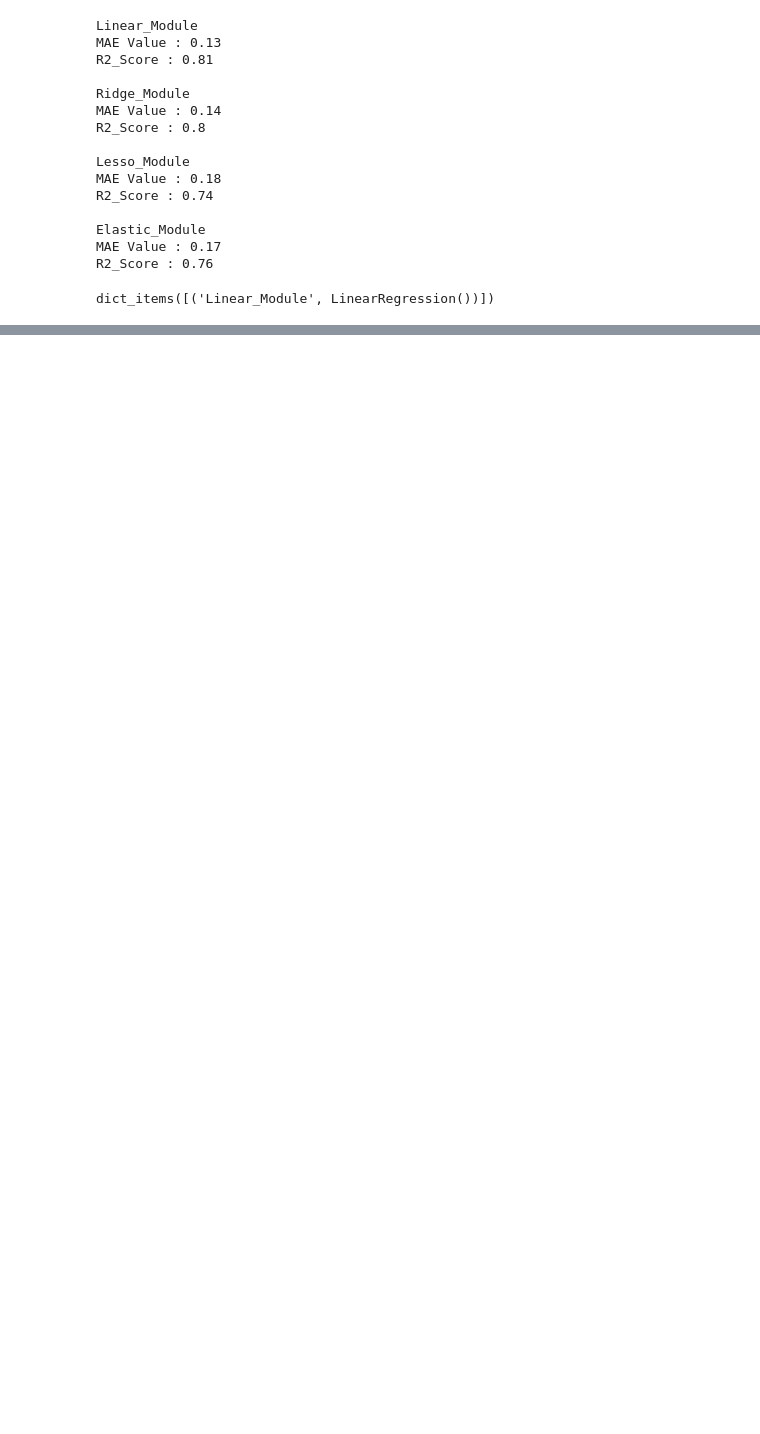
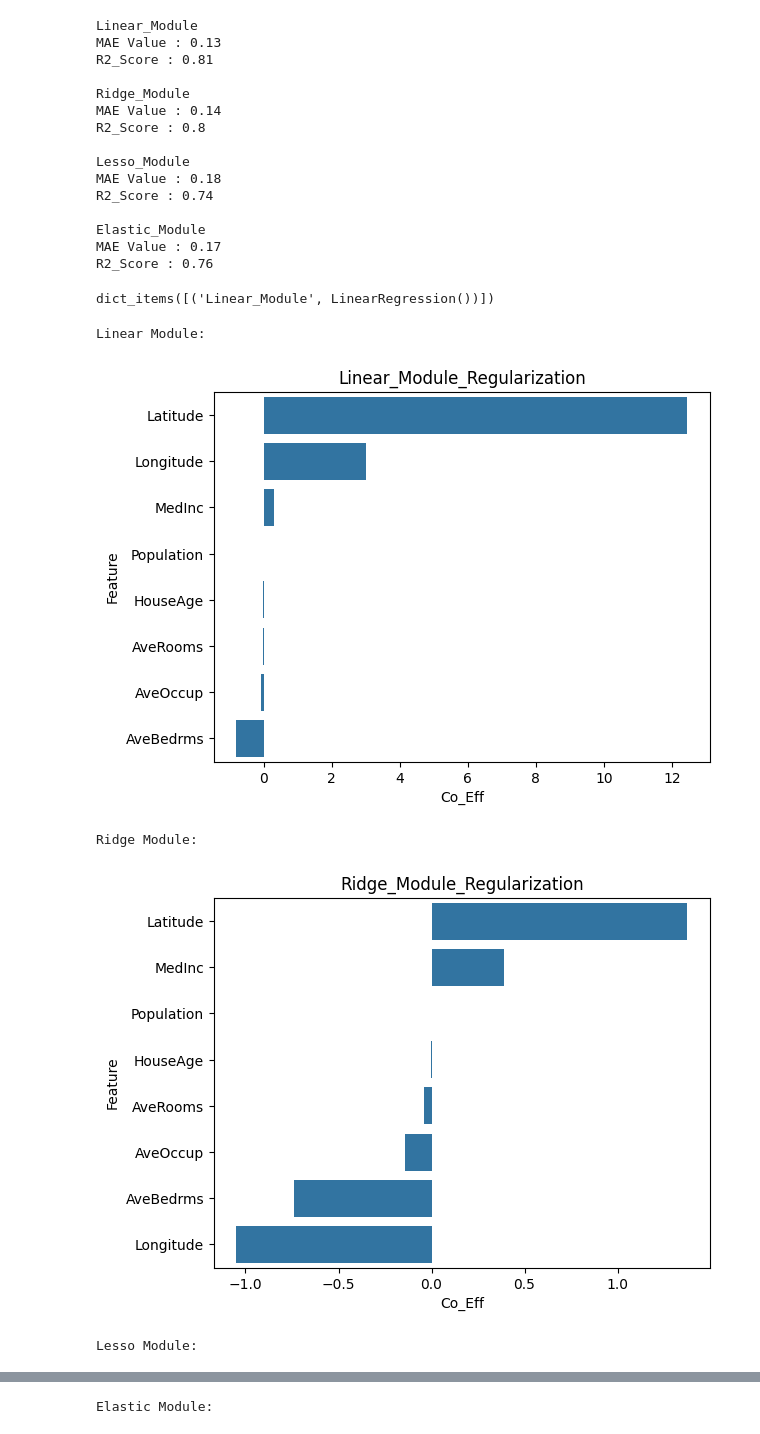
Before and after one commit to sakthi5394-lab/ProITBridge_learn, a Jupyter notebook: Jupyter_Files/ML/Regularization_technique_Linear/Regularization_technique_Script.ipynb, the cells around one changed output, grey strips where cells are left out. Saved outputs shown, nothing was run; the diff lists cells and outputs as text; code cells hidden in the pictures; blank space fills up the shorter version.

```diff
--- a/Jupyter_Files/ML/Regularization_technique_Linear/Regularization_technique_Script.ipynb
+++ b/Jupyter_Files/ML/Regularization_technique_Linear/Regularization_technique_Script.ipynb
@@ -90,3 +94,39 @@ module = {
 module.items()
 # %% [output]
 dict_items([('Linear_Module', LinearRegression())])
+# %%
+## Plot the Coeff
+import seaborn as sns
+from matplotlib import pyplot as plt
+
+def draw_plot(column,coeff,title):
+    data = {"Feature":column,"Co_Eff":coeff}
+    data = pd.DataFrame(data)
+    data = data.sort_values(by = "Co_Eff",ascending = False)
+    sns.barplot(data = data,x= "Co_Eff",y = "Feature")
+    plt.title(title)
+    plt.show()
+
+print("Linear Module: \n")
+draw_plot(X.columns,ln_module.coef_,"Linear_Module_Regularization")
+
+print("\n\n\n")
+
+print("Ridge Module: \n")
+draw_plot(X.columns,rg_module.coef_,"Ridge_Module_Regularization")
+
+print("\n\n\n")
+
+print("Lesso Module: \n")
+draw_plot(X.columns,ls_Module.coef_,"Lesso_Module_Regularization")
+
+print("\n\n\n")
+
+print("Elastic Module: \n")
+draw_plot(X.columns,es_module.coef_,"Elastic_Module_Regularization")
+# %% [output]
+Linear Module:
+[figure, added]
+Ridge Module:
+[figure, added]
+Lesso Module:
@@ -92,0 +134 @@ dict_items([('Linear_Module', LinearRegression())])
+Elastic Module:
```
Also changed, not shown: parts of 2 cells of this notebook.
